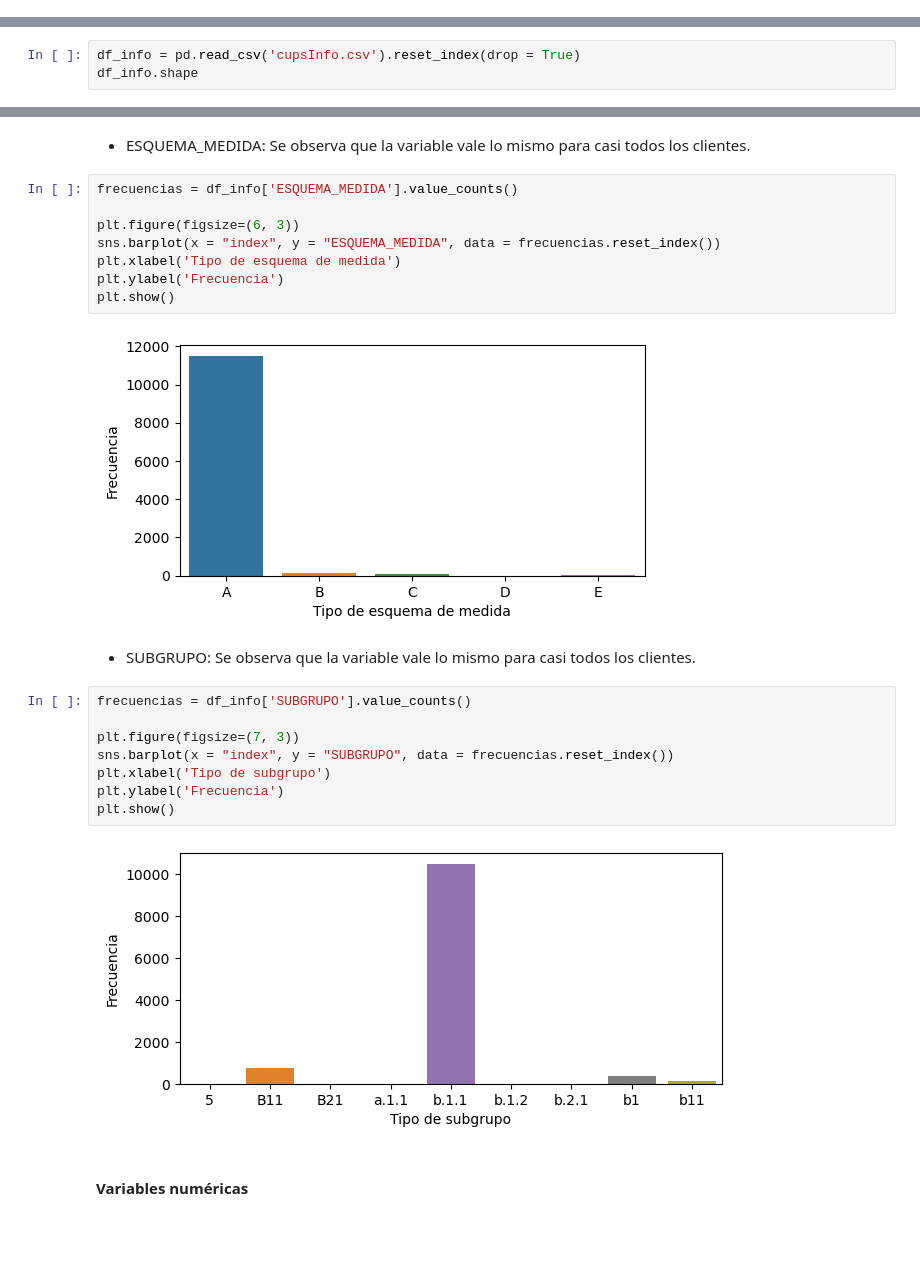
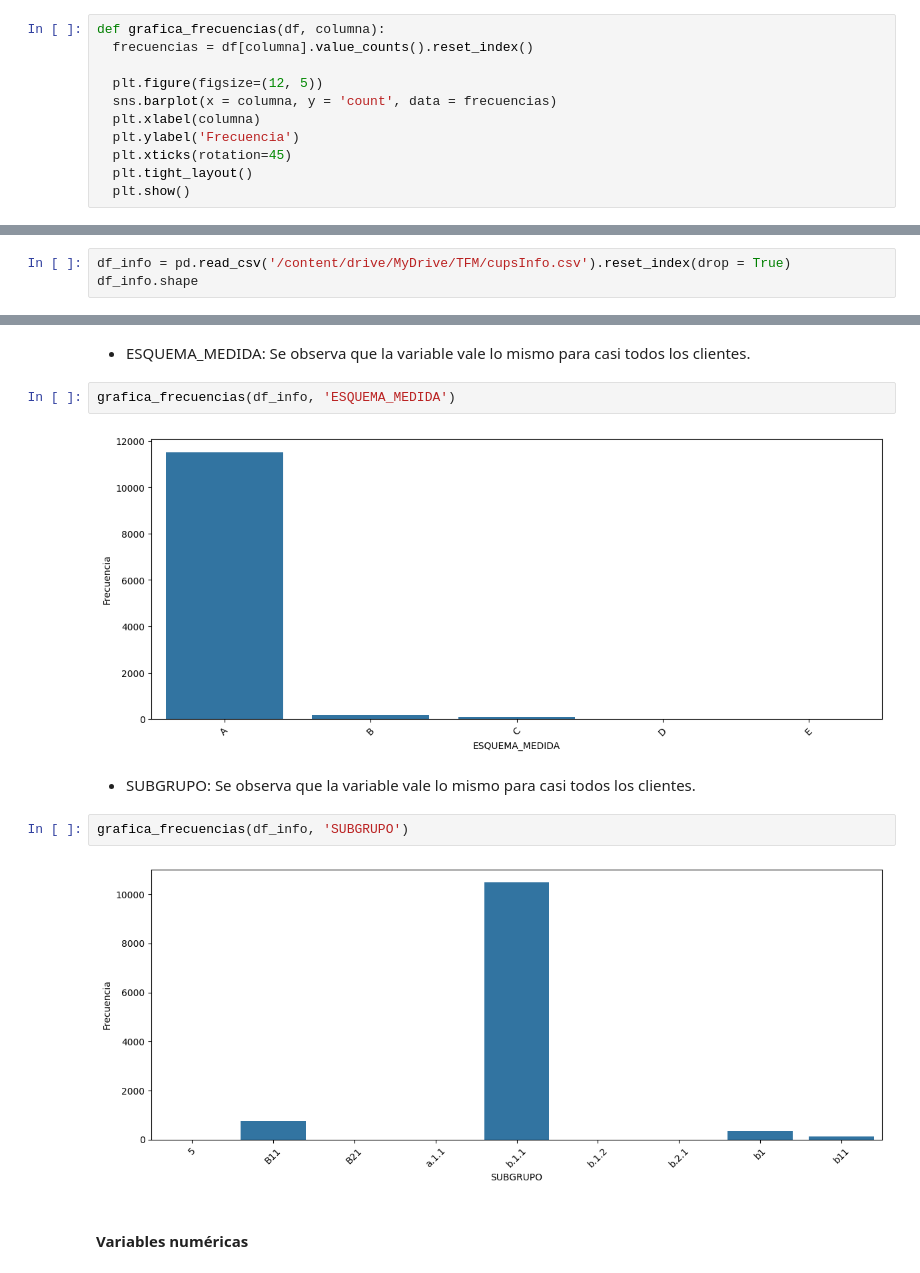
Before and after one commit to laaraapsg/tfm, a Jupyter notebook: 2_EDA_y_preprocesamiento.ipynb, the cells around one changed output, grey strips where cells are left out. Saved outputs shown, nothing was run; the diff lists cells and outputs as text; blank space fills up the shorter version.

```diff
--- a/2_EDA_y_preprocesamiento.ipynb
+++ b/2_EDA_y_preprocesamiento.ipynb
@@ -18,9 +19,20 @@ from datetime import datetime, timedelta
 # %% [markdown]
 ## 2. Análisis inicial de los datos (EDA)
+# %%
+def grafica_frecuencias(df, columna):
+  frecuencias = df[columna].value_counts().reset_index()
+
+  plt.figure(figsize=(12, 5))
+  sns.barplot(x = columna, y = 'count', data = frecuencias)
+  plt.xlabel(columna)
+  plt.ylabel('Frecuencia')
+  plt.xticks(rotation=45)
+  plt.tight_layout()
+  plt.show()
 # %% [markdown]
 ### 2.1. Archivo cupsInfo (información de cliente y de contrato)
 # %%
-df_info = pd.read_csv('cupsInfo.csv').reset_index(drop = True)
+df_info = pd.read_csv('/content/drive/MyDrive/TFM/cupsInfo.csv').reset_index(drop = True)
 df_info.shape
 # %% [output]
 (11786, 16)
@@ -147,27 +148,15 @@ plt.show()
 # %% [markdown]
 - ESQUEMA_MEDIDA: Se observa que la variable vale lo mismo para casi todos los clientes.
 # %%
-frecuencias = df_info['ESQUEMA_MEDIDA'].value_counts()
-
-plt.figure(figsize=(6, 3))
-sns.barplot(x = "index", y = "ESQUEMA_MEDIDA", data = frecuencias.reset_index())
-plt.xlabel('Tipo de esquema de medida')
-plt.ylabel('Frecuencia')
-plt.show()
+grafica_frecuencias(df_info, 'ESQUEMA_MEDIDA')
 # %% [output]
-[figure, old version]
+[figure, new version]
 # %% [markdown]
 - SUBGRUPO: Se observa que la variable vale lo mismo para casi todos los clientes.
 # %%
-frecuencias = df_info['SUBGRUPO'].value_counts()
-
-plt.figure(figsize=(7, 3))
-sns.barplot(x = "index", y = "SUBGRUPO", data = frecuencias.reset_index())
-plt.xlabel('Tipo de subgrupo')
-plt.ylabel('Frecuencia')
-plt.show()
+grafica_frecuencias(df_info, 'SUBGRUPO')
 # %% [output]
-[figure, old version]
+[figure, new version]
 # %% [markdown]
 #### Variables numéricas
 # %%
```
Also changed, not shown: parts of 30 cells of this notebook.
